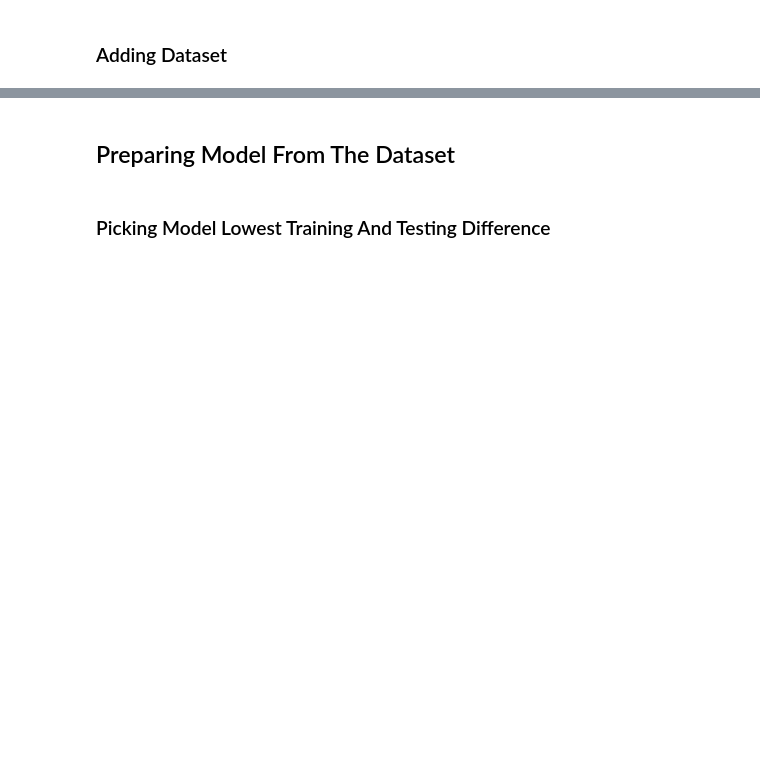
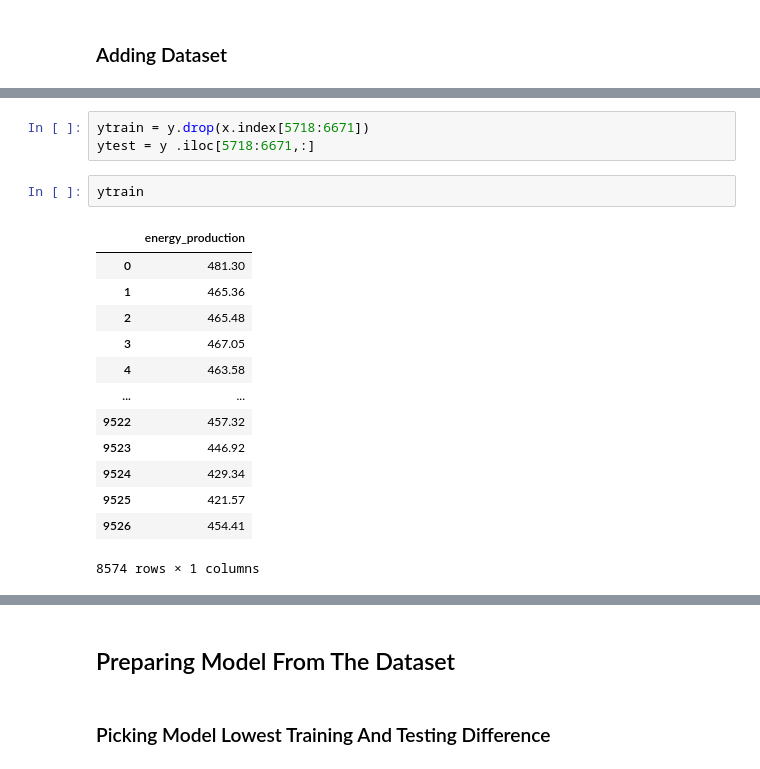
Before and after one commit to kunal-mallick/Energy_Production, a Jupyter notebook: Model Building/Model.ipynb, the cells around one changed output, grey strips where cells are left out. Cells and saved outputs as stored; diff of their text form; blank space fills up the shorter version.

```diff
--- a/Model Building/Model.ipynb
+++ b/Model Building/Model.ipynb
@@ -68,0 +126,19 @@ xtest
+# %%
+ytrain = y.drop(x.index[5718:6671])
+ytest = y .iloc[5718:6671,:]
+# %%
+ytrain
+# %% [output]
+|  | energy_production |
+| 0 | 481.30 |
+| 1 | 465.36 |
+| 2 | 465.48 |
+| 3 | 467.05 |
+| 4 | 463.58 |
+| ... | ... |
+| 9522 | 457.32 |
+| 9523 | 446.92 |
+| 9524 | 429.34 |
+| 9525 | 421.57 |
+| 9526 | 454.41 |
+8574 rows × 1 columns
```
Also changed, not shown: parts of 65 cells of this notebook.
